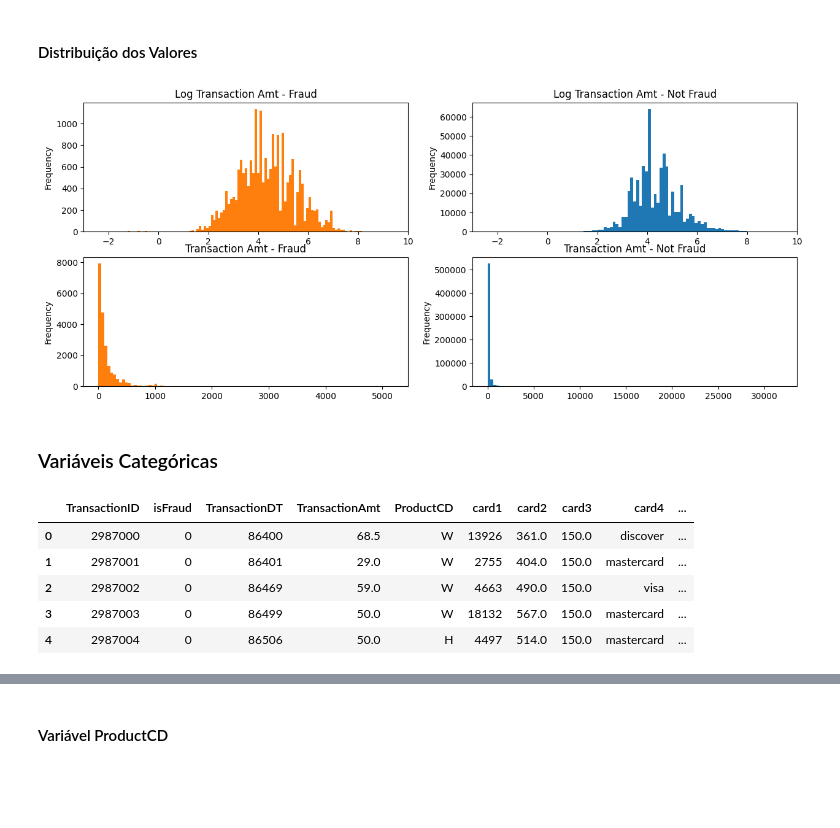
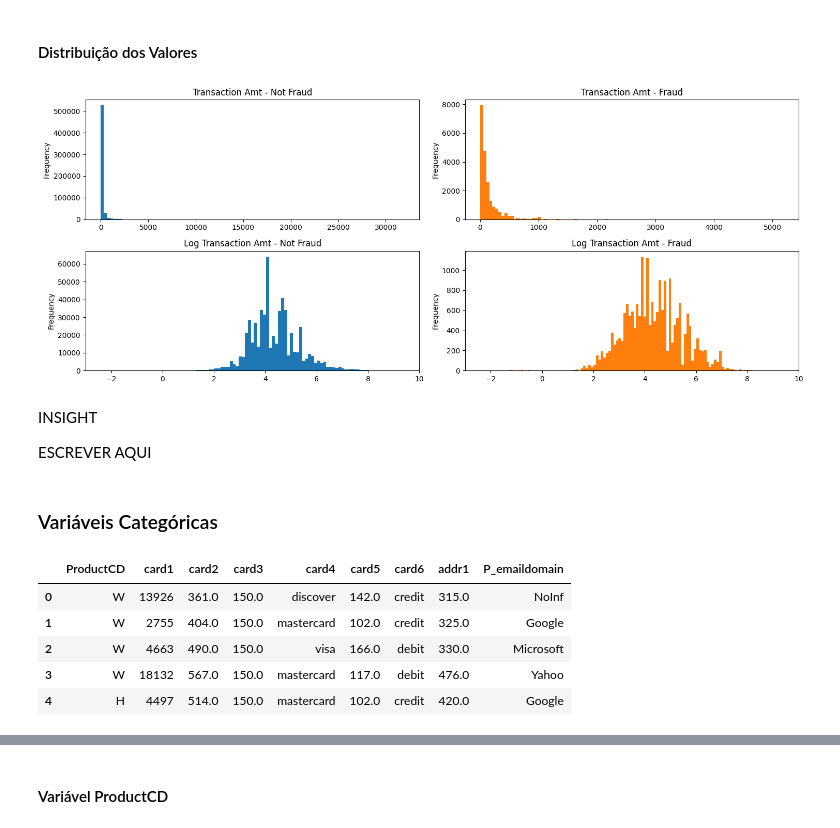
Before and after one commit to idfelipemalatesta/MachineLearning, a Jupyter notebook: Fraud Detection/E-commerce Fraud Detection/e-commerce_transactions.ipynb, the cells around one changed output, grey strips where cells are left out. Cells and saved outputs as stored; diff of their text form; code cells hidden in the pictures; blank space fills up the shorter version.

```diff
--- a/Fraud Detection/E-commerce Fraud Detection/e-commerce_transactions.ipynb
+++ b/Fraud Detection/E-commerce Fraud Detection/e-commerce_transactions.ipynb
@@ -193,4 +244,6 @@ Length: 202, dtype: int64
 # %%
-big_top_value_cols = [col for col in all_data.columns if all_data[col].value_counts(normalize=True).values[0] >= 0.90 and col != 'isFraud']
-big_top_value_cols[:5]
+# Variáveis que contem valores únicos maior ou iugual a 90% seram removidos.
+big_top_value_cols = [col for col in all_data.columns if all_data[col].value_counts(normalize=True).values[0] >= 0.95 and col != 'isFraud']
+print(len(big_top_value_cols))
+big_top_value_cols[:10]
 # %% [output]
@@ -276,0 +371,17 @@ The TransactionDT feature is a timedelta from a given reference datetime (not an
+# %%
+START_DATE = '2017-12-01'
+startdate = datetime.datetime.strptime(START_DATE, '%Y-%m-%d')
+train['TransactionDT'] = train['TransactionDT'].apply(lambda x: (startdate + datetime.timedelta(seconds = x)))
+test['TransactionDT'] = test['TransactionDT'].apply(lambda x: (startdate + datetime.timedelta(seconds = x)))
+
+train['year'] = train['TransactionDT'].dt.year
+train['month'] = train['TransactionDT'].dt.month
+train['dow'] = train['TransactionDT'].dt.dayofweek
+train['hour'] = train['TransactionDT'].dt.hour
+train['day'] = train['TransactionDT'].dt.day
+
+test['year'] = test['TransactionDT'].dt.year
+test['month'] = test['TransactionDT'].dt.month
+test['dow'] = test['TransactionDT'].dt.dayofweek
+test['hour'] = test['TransactionDT'].dt.hour
+test['day'] = test['TransactionDT'].dt.day
@@ -309,23 +563,27 @@ Name: TransactionAmt, dtype: float64
 # %%
 fig, ((ax1, ax2), (ax3, ax4)) = plt.subplots(2, 2, figsize=(15, 6))
 
-train[train['isFraud'] == 1]['TransactionAmt'].apply(np.log).plot(kind='hist',bins=100,title='Log Transaction Amt - Fraud',color=color_pal[1],xlim=(-3, 10),ax= ax1)
-train[train['isFraud'] == 0]['TransactionAmt'].apply(np.log).plot(kind='hist',bins=100,title='Log Transaction Amt - Not Fraud',xlim=(-3, 10),ax=ax2)
-train[train['isFraud'] == 1]['TransactionAmt'].plot(kind='hist',bins=100,title='Transaction Amt - Fraud',color=color_pal[1],ax= ax3)
-train[train['isFraud'] == 0]['TransactionAmt'].plot(kind='hist',bins=100,title='Transaction Amt - Not Fraud',ax=ax4)
+train[train['isFraud'] == 0]['TransactionAmt'].plot(kind='hist',bins=100,title='Transaction Amt - Not Fraud',ax=ax1)
+train[train['isFraud'] == 1]['TransactionAmt'].plot(kind='hist',bins=100,title='Transaction Amt - Fraud',color=color_pal[1],ax= ax2)
+train[train['isFraud'] == 0]['TransactionAmt'].apply(np.log).plot(kind='hist',bins=100,title='Log Transaction Amt - Not Fraud',xlim=(-3, 10),ax=ax3)
+train[train['isFraud'] == 1]['TransactionAmt'].apply(np.log).plot(kind='hist',bins=100,title='Log Transaction Amt - Fraud',color=color_pal[1],xlim=(-3, 10),ax= ax4)
+plt.tight_layout()
 plt.show()
 # %% [output]
-[figure, old version]
+[figure, new version]
+# %% [markdown]
+INSIGHT
+
+ESCREVER AQUI
 # %% [markdown]
 ### Variáveis Categóricas
-# %%
-train.head()
-# %% [output]
-|  | TransactionID | isFraud | TransactionDT | TransactionAmt | ProductCD | card1 | card2 | card3 | card4 | ... |
-| 0 | 2987000 | 0 | 86400 | 68.5 | W | 13926 | 361.0 | 150.0 | discover | ... |
-| 1 | 2987001 | 0 | 86401 | 29.0 | W | 2755 | 404.0 | 150.0 | mastercard | ... |
-| 2 | 2987002 | 0 | 86469 | 59.0 | W | 4663 | 490.0 | 150.0 | visa | ... |
-| 3 | 2987003 | 0 | 86499 | 50.0 | W | 18132 | 567.0 | 150.0 | mastercard | ... |
-| 4 | 2987004 | 0 | 86506 | 50.0 | H | 4497 | 514.0 | 150.0 | mastercard | ... |
 # %%
 cat_vars = ['ProductCD', 'card1', 'card2', 'card3', 'card4', 'card5', 'card6', 'addr1', 'P_emaildomain']
+train[cat_vars].head()
+# %% [output]
+|  | ProductCD | card1 | card2 | card3 | card4 | card5 | card6 | addr1 | P_emaildomain |
+| 0 | W | 13926 | 361.0 | 150.0 | discover | 142.0 | credit | 315.0 | NoInf |
+| 1 | W | 2755 | 404.0 | 150.0 | mastercard | 102.0 | credit | 325.0 | Google |
+| 2 | W | 4663 | 490.0 | 150.0 | visa | 166.0 | debit | 330.0 | Microsoft |
+| 3 | W | 18132 | 567.0 | 150.0 | mastercard | 117.0 | debit | 476.0 | Yahoo |
+| 4 | H | 4497 | 514.0 | 150.0 | mastercard | 102.0 | credit | 420.0 | Google |
```
Also changed, not shown: parts of 152 cells of this notebook.
